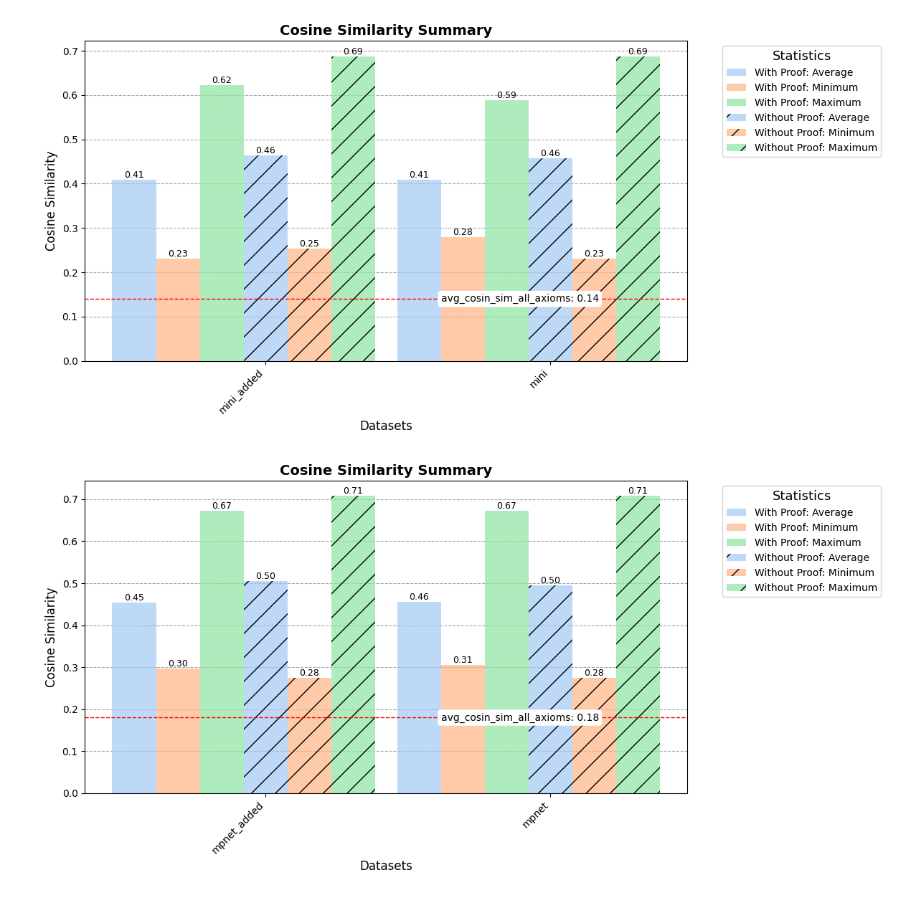
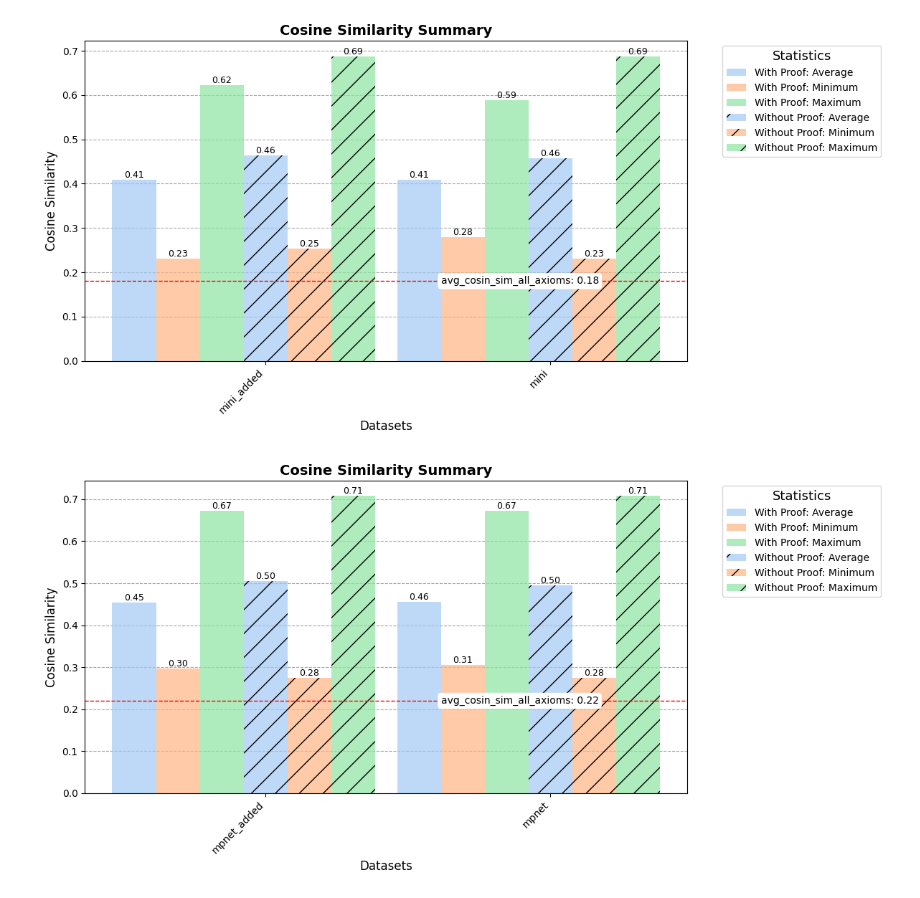
Before and after one commit to BigTeddyRush/further-work-of-seven, a Jupyter notebook: results_thesis/evaluate_cosin.ipynb, the cells around one changed output. Drawn from its saved outputs; the diff is of its cells as text; code cells hidden in the pictures.

Commit message:
add further code

```diff
--- a/results_thesis/evaluate_cosin.ipynb
+++ b/results_thesis/evaluate_cosin.ipynb
@@ -209,14 +209,16 @@ def summary_grafic(results, title: str, output_path: str, threshold: float, thre
 
     # Diagramm speichern
     plt.tight_layout()
+    path_prefix = "/Users/eltorrogrande/BachelorInformatik/BachelorThesis/further-work-of-seven/text/"
+    output_path = path_prefix + output_path
     plt.savefig(output_path, format='pdf', bbox_inches='tight')
     plt.show()
     plt.close(fig)
 # %%
-summary_grafic(results_mini, "Cosine Similarity Summary", 'cosine_similarity_summary.pdf', 0.14, "avg_cosin_sim_all_axioms")
+summary_grafic(results_mini, "Cosine Similarity Summary", 'cosine_similarity_mini_summary.pdf', 0.18, "avg_cosin_sim_all_axioms")
 # %% [output]
-[figure, old version]
+[figure, new version]
 # %%
-summary_grafic(results_mpnet, "Cosine Similarity Summary", 'cosine_similarity_summary.pdf', 0.18, "avg_cosin_sim_all_axioms")
+summary_grafic(results_mpnet, "Cosine Similarity Summary", 'cosine_similarity_mpnet_summary.pdf', 0.22, "avg_cosin_sim_all_axioms")
 # %% [output]
-[figure, old version]
+[figure, new version]
```
Also changed, not shown: parts of 2 cells of this notebook, 15 other files.
